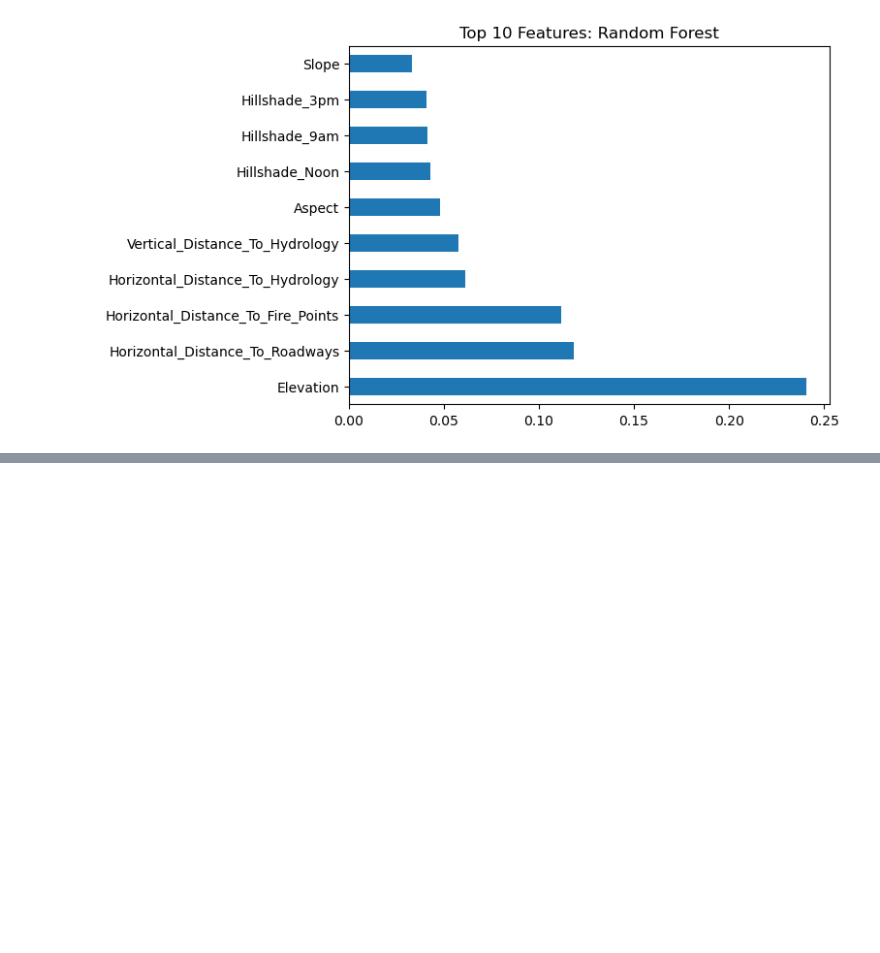
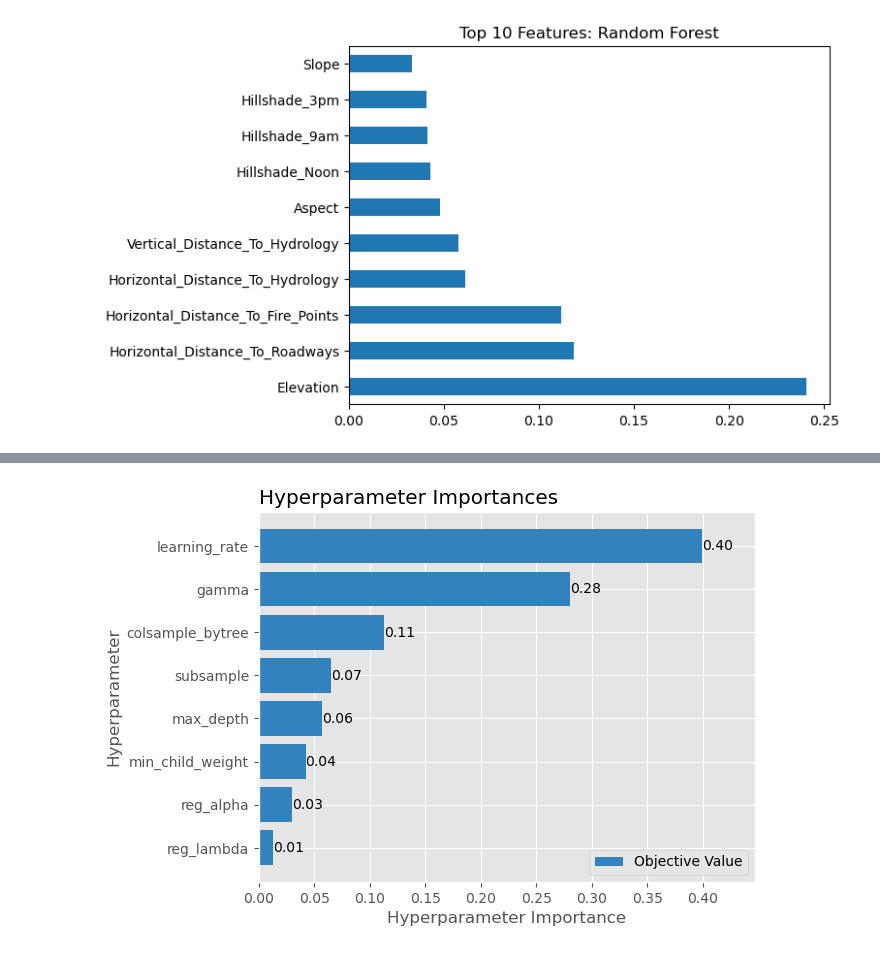
Before and after one commit to ZeyadElgedawy/Forest-Cover-Type-Classification, a Jupyter notebook: src/forest_cover_type_classification.ipynb, the cells around one changed output, grey strips where cells are left out. Cells and saved outputs as stored; diff of their text form; code cells hidden in the pictures; blank space fills up the shorter version.

```diff
--- a/src/forest_cover_type_classification.ipynb
+++ b/src/forest_cover_type_classification.ipynb
@@ -391,0 +421,5 @@ KeyboardInterrupt:
+# %%
+plot_param_importances(study)
+plt.show()
+# %% [output]
+[figure, added]
```
Also changed, not shown: parts of 11 cells of this notebook.
